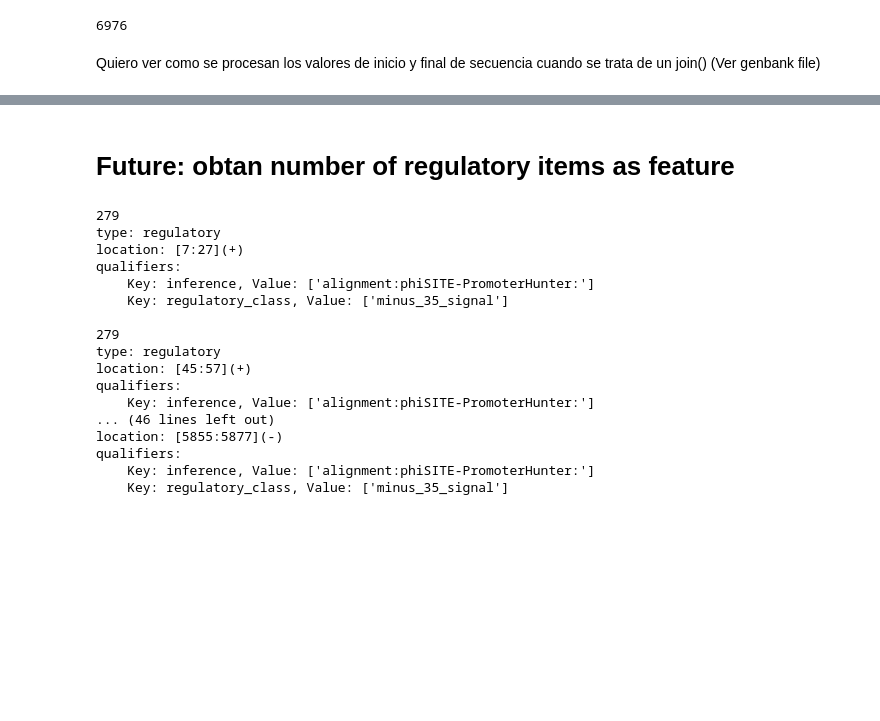
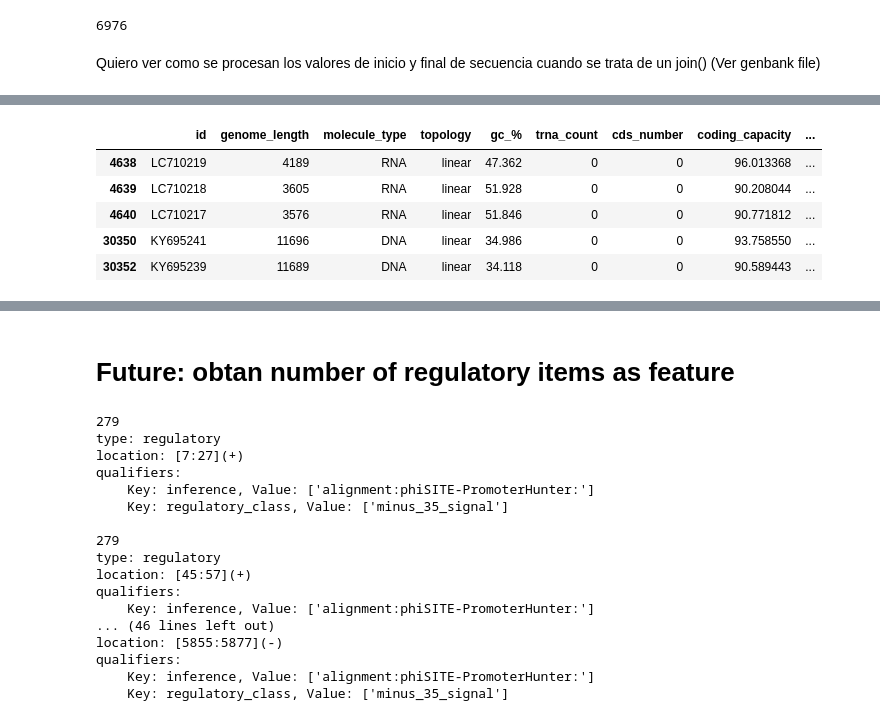
Before and after one commit to Alvaroguleon/Phage-predictor, a Jupyter notebook: notebooks/041_genbank_engineering.ipynb, the cells around one changed output, grey strips where cells are left out. Drawn from its saved outputs; the diff is of its cells as text; code cells hidden in the pictures; blank space fills up the shorter version.

```diff
--- a/notebooks/041_genbank_engineering.ipynb
+++ b/notebooks/041_genbank_engineering.ipynb
@@ -871,0 +1497,9 @@ Feature number  11 has length  987 according to compound location and 987 accord
+# %%
+df2[(df2['cds_number'] == 0) & (df2['coding_capacity'] != 0)].head()
+# %% [output]
+|  | id | genome_length | molecule_type | topology | gc_% | trna_count | cds_number | coding_capacity | ... |
+| 4638 | LC710219 | 4189 | RNA | linear | 47.362 | 0 | 0 | 96.013368 | ... |
+| 4639 | LC710218 | 3605 | RNA | linear | 51.928 | 0 | 0 | 90.208044 | ... |
+| 4640 | LC710217 | 3576 | RNA | linear | 51.846 | 0 | 0 | 90.771812 | ... |
+| 30350 | KY695241 | 11696 | DNA | linear | 34.986 | 0 | 0 | 93.758550 | ... |
+| 30352 | KY695239 | 11689 | DNA | linear | 34.118 | 0 | 0 | 90.589443 | ... |
```
Also changed, not shown: parts of 34 cells of this notebook, 2 other files.
